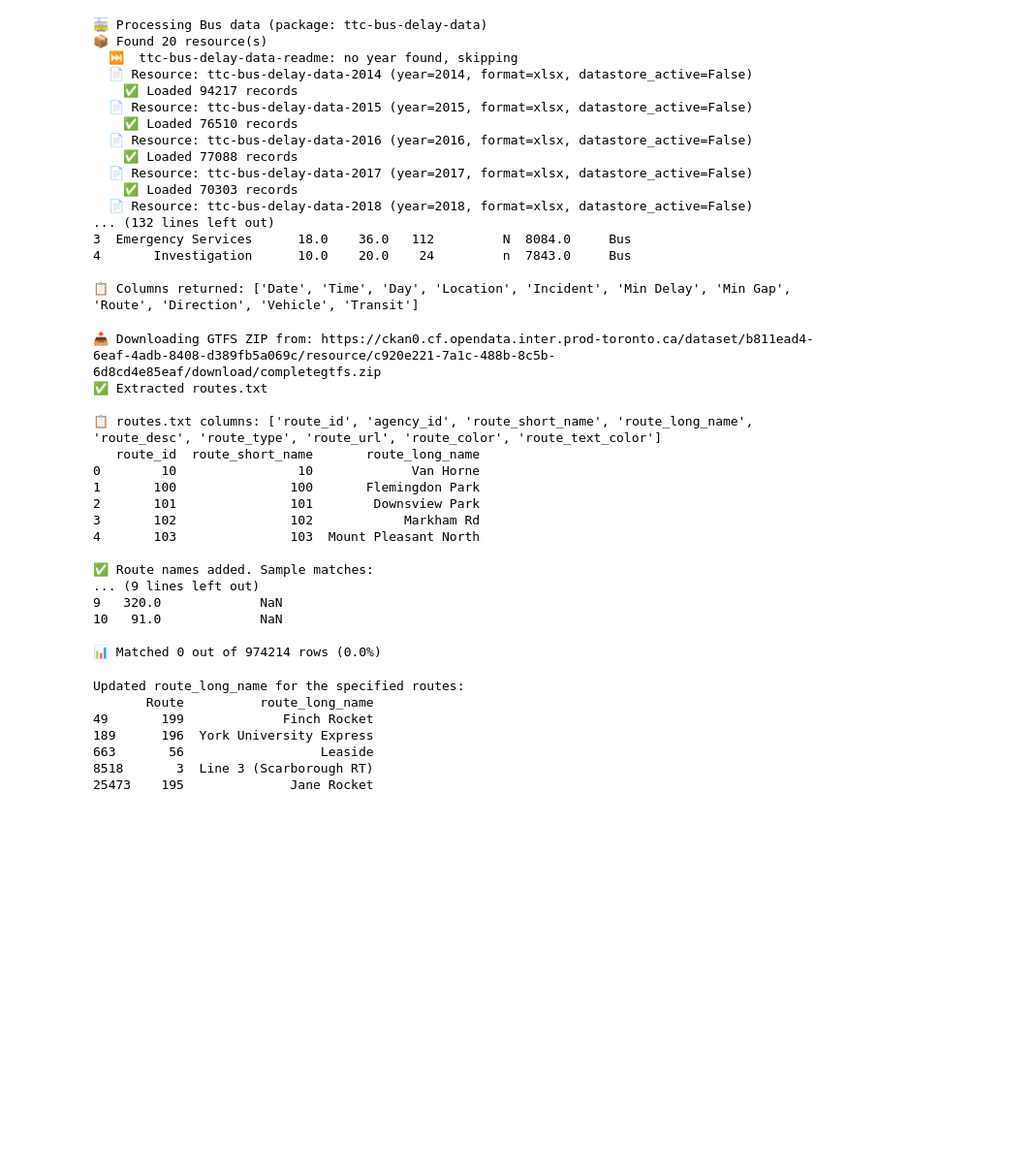
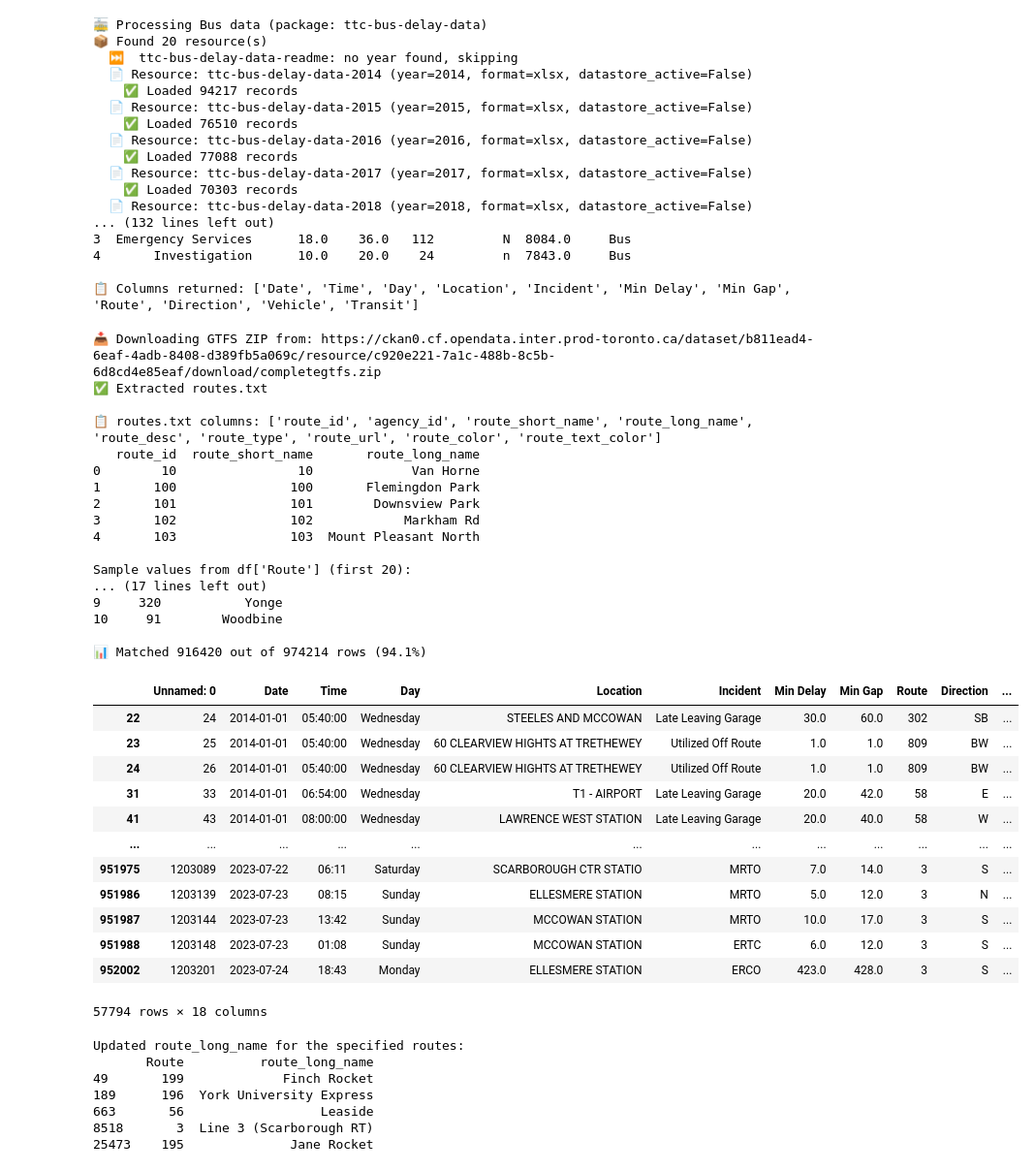
Before and after one commit to bainskarman/Toronto-Transit-Delays, a Jupyter notebook: full-transformation.ipynb, the cells around one changed output. Shown at 97% size. Saved outputs shown, nothing was run; the diff lists cells and outputs as text; code cells hidden in the pictures; blank space fills up the shorter version.

```diff
--- a/full-transformation.ipynb
+++ b/full-transformation.ipynb
@@ -317,6 +299,8 @@ if __name__ == "__main__":
 📋 Columns returned: ['Date', 'Time', 'Day', 'Location', 'Incident', 'Min Delay', 'Min Gap', 'Route', 'Direction', 'Vehicle', 'Transit']
 # %%
 df_all = df.copy()
+# %%
+df = pd.read_csv('Alldata.csv')
 # %%
 # 1. Convert 'Date' to datetime (coerce errors to NaT)
 df['Date'] = pd.to_datetime(df['Date'], errors='coerce')
@@ -1230,12 +1214,28 @@ print(f"\n📊 Matched {matched} out of {total} rows ({matched/total*100:.1f}%)"
 3       102               102            Markham Rd
 4       103               103  Mount Pleasant North
 
-✅ Route names added. Sample matches:
-... (9 lines left out)
-9   320.0             NaN
-10   91.0             NaN
+Sample values from df['Route'] (first 20):
+... (17 lines left out)
+9     320           Yonge
+10     91        Woodbine
 
-📊 Matched 0 out of 974214 rows (0.0%)
+📊 Matched 916420 out of 974214 rows (94.1%)
+# %%
+df[df['route_long_name'].isnull()]
+# %% [output]
+|  | Unnamed: 0 | Date | Time | Day | Location | Incident | Min Delay | Min Gap | Route | Direction | ... |
+| 22 | 24 | 2014-01-01 | 05:40:00 | Wednesday | STEELES AND MCCOWAN | Late Leaving Garage | 30.0 | 60.0 | 302 | SB | ... |
+| 23 | 25 | 2014-01-01 | 05:40:00 | Wednesday | 60 CLEARVIEW HIGHTS AT TRETHEWEY | Utilized Off Route | 1.0 | 1.0 | 809 | BW | ... |
+| 24 | 26 | 2014-01-01 | 05:40:00 | Wednesday | 60 CLEARVIEW HIGHTS AT TRETHEWEY | Utilized Off Route | 1.0 | 1.0 | 809 | BW | ... |
+| 31 | 33 | 2014-01-01 | 06:54:00 | Wednesday | T1 - AIRPORT | Late Leaving Garage | 20.0 | 42.0 | 58 | E | ... |
+| 41 | 43 | 2014-01-01 | 08:00:00 | Wednesday | LAWRENCE WEST STATION | Late Leaving Garage | 20.0 | 40.0 | 58 | W | ... |
+| ... | ... | ... | ... | ... | ... | ... | ... | ... | ... | ... | ... |
+| 951975 | 1203089 | 2023-07-22 | 06:11 | Saturday | SCARBOROUGH CTR STATIO | MRTO | 7.0 | 14.0 | 3 | S | ... |
+| 951986 | 1203139 | 2023-07-23 | 08:15 | Sunday | ELLESMERE STATION | MRTO | 5.0 | 12.0 | 3 | N | ... |
+| 951987 | 1203144 | 2023-07-23 | 13:42 | Sunday | MCCOWAN STATION | MRTO | 10.0 | 17.0 | 3 | S | ... |
+| 951988 | 1203148 | 2023-07-23 | 01:08 | Sunday | MCCOWAN STATION | ERTC | 6.0 | 12.0 | 3 | S | ... |
+| 952002 | 1203201 | 2023-07-24 | 18:43 | Monday | ELLESMERE STATION | ERCO | 423.0 | 428.0 | 3 | S | ... |
+57794 rows × 18 columns
 # %%
 # ----------------------------------------------------------------------
 # Ensure Route is integer (clean up any floats or strings)
```
Also changed, not shown: parts of 30 cells of this notebook, 33 other files.
